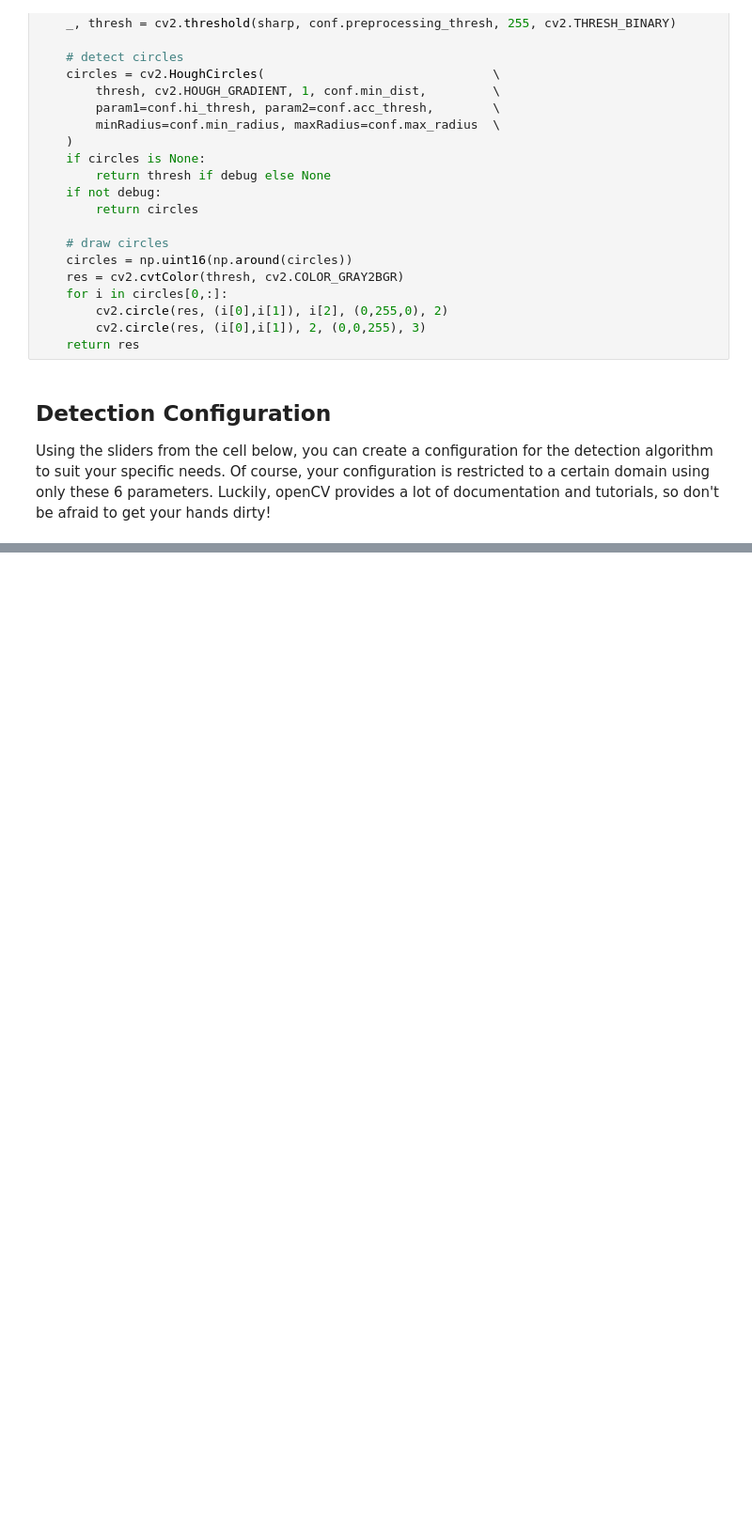
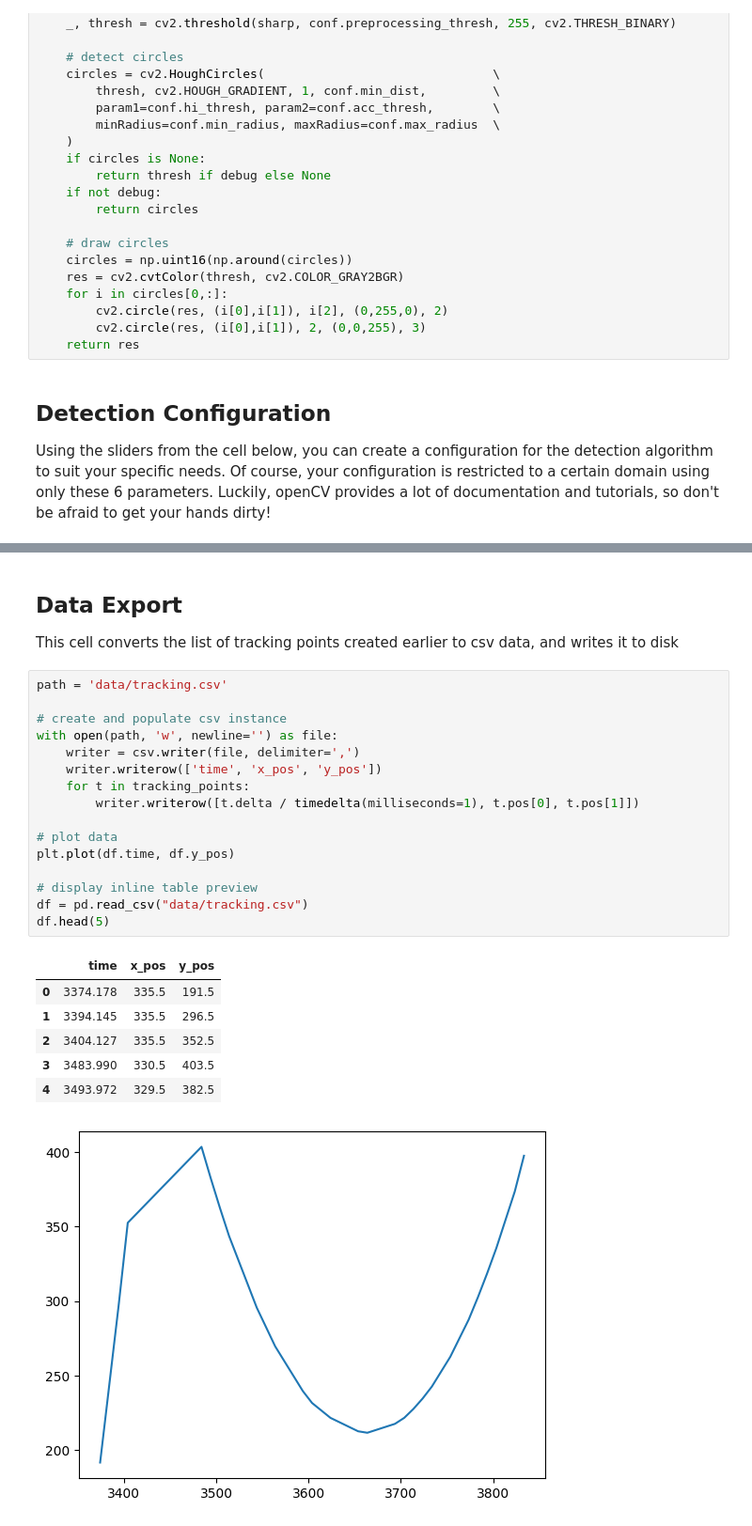
Before and after one commit to mbatstra/IPyTracker, a Jupyter notebook: tracking_practicum.ipynb, the cells around one changed output, grey strips where cells are left out. Shown at 94% size. Cells and saved outputs as stored; diff of their text form; blank space fills up the shorter version.

```diff
--- a/tracking_practicum.ipynb
+++ b/tracking_practicum.ipynb
@@ -346,6 +356,33 @@ out
 [interactive output not drawn]
 [interactive output not drawn]
 [interactive output not drawn]
+# %% [markdown]
+## Data Export
+This cell converts the list of tracking points created earlier to csv data, and writes it to disk
+# %%
+path = 'data/tracking.csv'
+
+# create and populate csv instance
+with open(path, 'w', newline='') as file:
+    writer = csv.writer(file, delimiter=',')
+    writer.writerow(['time', 'x_pos', 'y_pos'])
+    for t in tracking_points:
+        writer.writerow([t.delta / timedelta(milliseconds=1), t.pos[0], t.pos[1]])
+
+# plot data
+plt.plot(df.time, df.y_pos)
+
+# display inline table preview
+df = pd.read_csv("data/tracking.csv")
+df.head(5)
+# %% [output]
+|  | time | x_pos | y_pos |
+| 0 | 3374.178 | 335.5 | 191.5 |
+| 1 | 3394.145 | 335.5 | 296.5 |
+| 2 | 3404.127 | 335.5 | 352.5 |
+| 3 | 3483.990 | 330.5 | 403.5 |
+| 4 | 3493.972 | 329.5 | 382.5 |
+[figure, added]
 # %% [markdown]
 ## TODO
 better naming;
```
Also changed, not shown: parts of 9 cells of this notebook, 1 other file.
